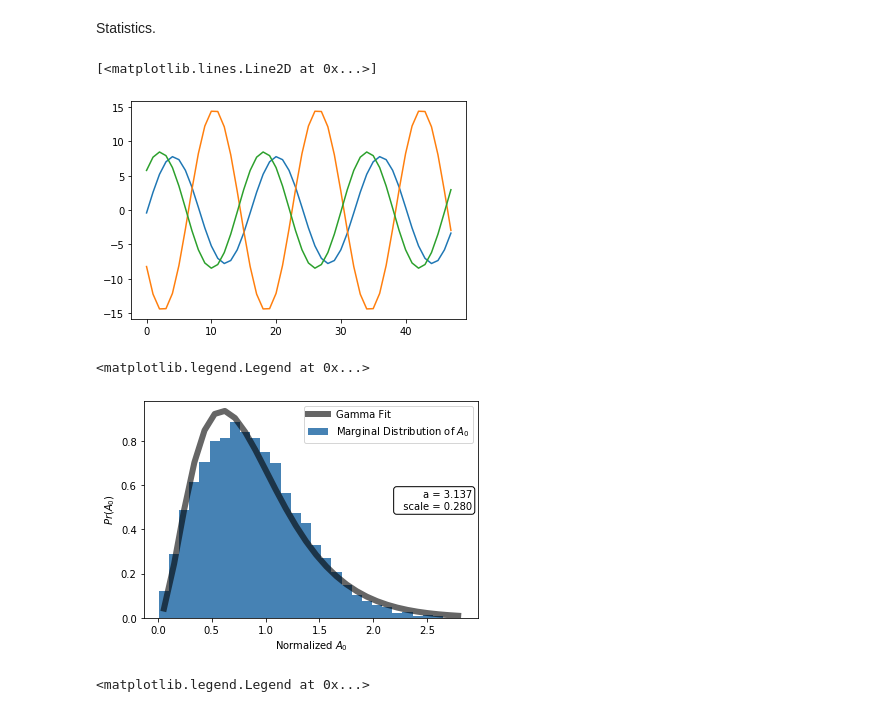
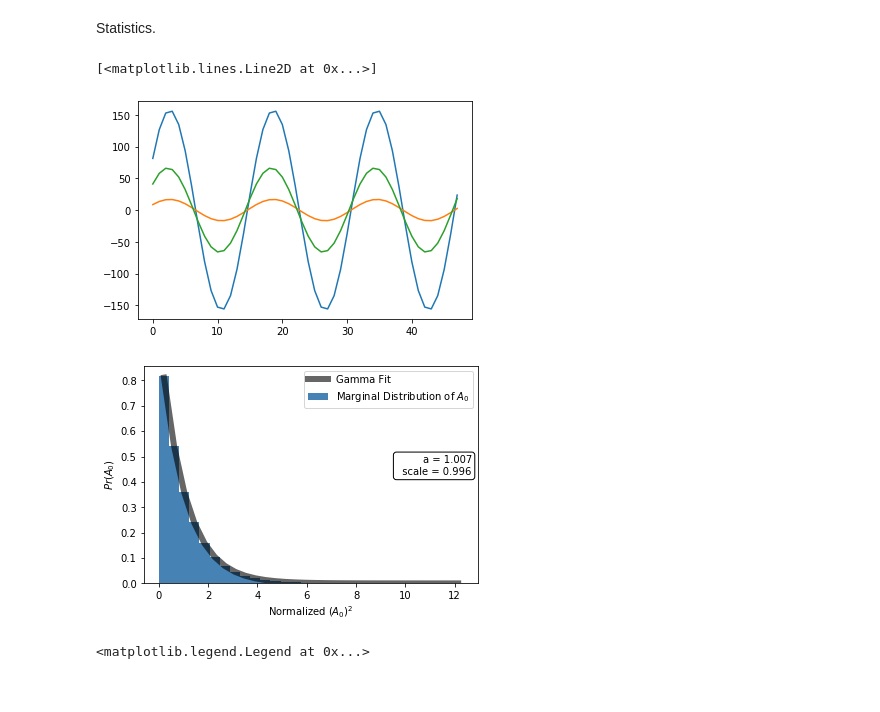
Before and after one commit to XueXiao-Physics/DPDM-PPTA, a Jupyter notebook: interference/Interference_vector_gpu.ipynb, the cells around one changed output. Saved outputs shown, nothing was run; the diff lists cells and outputs as text; code cells hidden in the pictures.

```diff
--- a/interference/Interference_vector_gpu.ipynb
+++ b/interference/Interference_vector_gpu.ipynb
@@ -67,10 +67,10 @@ tx = cp.zeros((4,nPoints))
 tlist= cp.linspace(0,1,nPoints+1)
 tx[0,:] = tlist[:-1]*t_corr
 
-nParticles = 2**10 # gpu is generally faster than cpu when n is large
+nParticles = 2**14 # gpu is generally faster than cpu when n is large
 output=[]
 
-nSimulation= 10000
+nSimulation= 100000
 Amps = cp.ndarray((3,nSimulation))
 totAmps = cp.ndarray((1,nSimulation))
 Phis = cp.ndarray((3,nSimulation))
@@ -106,37 +106,36 @@ plt.plot(cp.asnumpy(cp.tile(Ret[1,:],3)))
 plt.plot(cp.asnumpy(cp.tile(Ret[2,:],3)))
 # %% [output]
 [<matplotlib.lines.Line2D at 0x...>]
-[figure, old version]
+[figure, new version]
 # %%
 # Data processing
 # Fit with gamma functions
 y=Amps[2,:]
 z=totAmps[0,:]
 y=y/(cp.mean(z)/3)
 #y=y/cp.mean(y)
-y=cp.asnumpy(cp.sqrt(y))
+y=cp.asnumpy(y)
 
 
 plt.figure(figsize=(6,4))
 # Histogram
 Pr,bins,fig=plt.hist(y,30,density=True,label="Marginal Distribution of $A_{0}$",color="steelblue");
 midbins = numpy.diff(bins)/2.+bins[:-1]
 
 # curve fit
 a,loc,scale = ss.gamma.fit(y,floc=0)
 Pr_fit = ss.gamma.pdf(x=midbins,a=a,loc=loc,scale=scale)
 
 plt.plot(midbins,Pr_fit,'black',linewidth=6,alpha=0.6,label='Gamma Fit')
 plt.annotate(s="a = %.3f\n  scale = %.3f"%(a,scale),
              horizontalalignment="right",
          bbox=dict(boxstyle="round",fc="w"),xy=(0.98,0.5),xycoords='axes fraction',size=10)
-plt.xlabel("Normalized $A_0$")
+plt.xlabel("Normalized $(A_0)^2$")
 plt.ylabel("$Pr(A_0)$")
 plt.legend()
-#plt.savefig('GammaFit.pdf')
+plt.savefig('GammaFit.pdf')
 # %% [output]
-<matplotlib.legend.Legend at 0x...>
-[figure, old version]
+[figure, new version]
 # %%
 # comparing different models
 # Assuming sqrt(A0x**2 + A0y**2 + A0z**2 ) = 1
```
Also changed, not shown: 3 other files.
